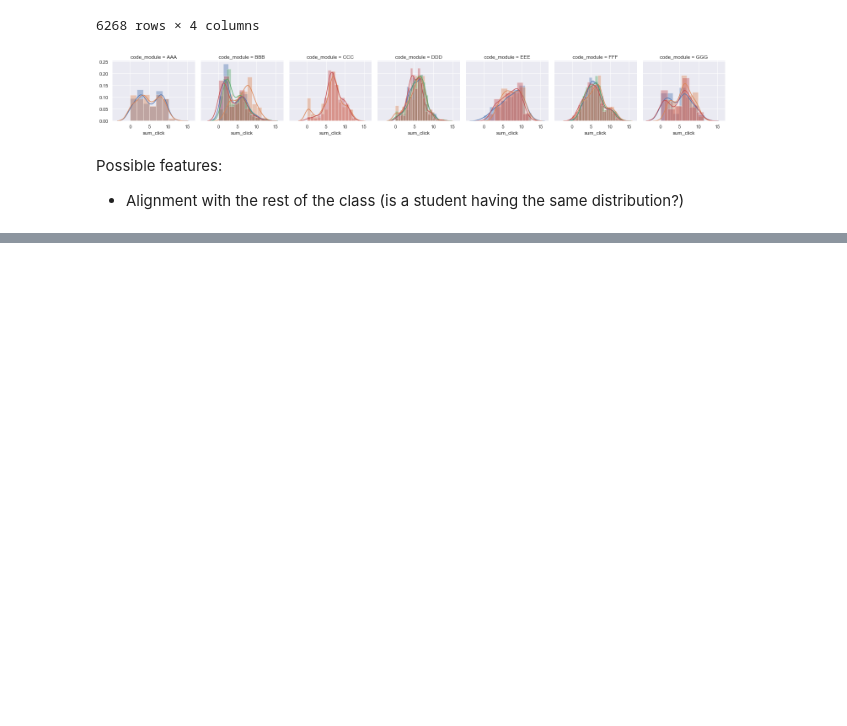
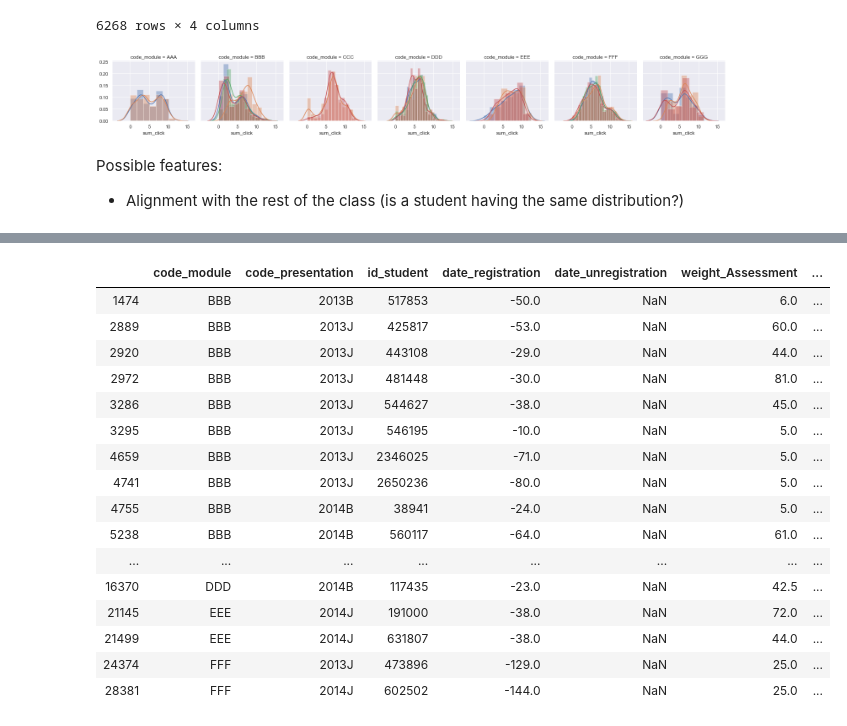
Before and after one commit to rcharan/mooc-data, a Jupyter notebook: eda.ipynb, the cells around one changed output, grey strips where cells are left out. Cells and saved outputs as stored; diff of their text form; code cells hidden in the pictures; blank space fills up the shorter version.

```diff
--- a/eda.ipynb
+++ b/eda.ipynb
@@ -267,0 +957,4 @@ Possible features:
+# %%
+pd.set_option('display.max_columns', 100)
+# %%
+no_clickers = df[(df._merge == 'left_only') & (~df.grade_Assessment.isna()) & (df.date_unregistration.isna())].sort_values('date_unregistration')
@@ -267,0 +965,20 @@ Possible features:
+# %%
+no_clickers
+# %% [output]
+|  | code_module | code_presentation | id_student | date_registration | date_unregistration | weight_Assessment | ... |
+| 1474 | BBB | 2013B | 517853 | -50.0 | NaN | 6.0 | ... |
+| 2889 | BBB | 2013J | 425817 | -53.0 | NaN | 60.0 | ... |
+| 2920 | BBB | 2013J | 443108 | -29.0 | NaN | 44.0 | ... |
+| 2972 | BBB | 2013J | 481448 | -30.0 | NaN | 81.0 | ... |
+| 3286 | BBB | 2013J | 544627 | -38.0 | NaN | 45.0 | ... |
+| 3295 | BBB | 2013J | 546195 | -10.0 | NaN | 5.0 | ... |
+| 4659 | BBB | 2013J | 2346025 | -71.0 | NaN | 5.0 | ... |
+| 4741 | BBB | 2013J | 2650236 | -80.0 | NaN | 5.0 | ... |
+| 4755 | BBB | 2014B | 38941 | -24.0 | NaN | 5.0 | ... |
+| 5238 | BBB | 2014B | 560117 | -64.0 | NaN | 61.0 | ... |
+| ... | ... | ... | ... | ... | ... | ... | ... |
+| 16370 | DDD | 2014B | 117435 | -23.0 | NaN | 42.5 | ... |
+| 21145 | EEE | 2014J | 191000 | -38.0 | NaN | 72.0 | ... |
+| 21499 | EEE | 2014J | 631807 | -38.0 | NaN | 44.0 | ... |
+| 24374 | FFF | 2013J | 473896 | -129.0 | NaN | 25.0 | ... |
+| 28381 | FFF | 2014J | 602502 | -144.0 | NaN | 25.0 | ... |
```
Also changed, not shown: parts of 93 cells of this notebook, 2 other files.
